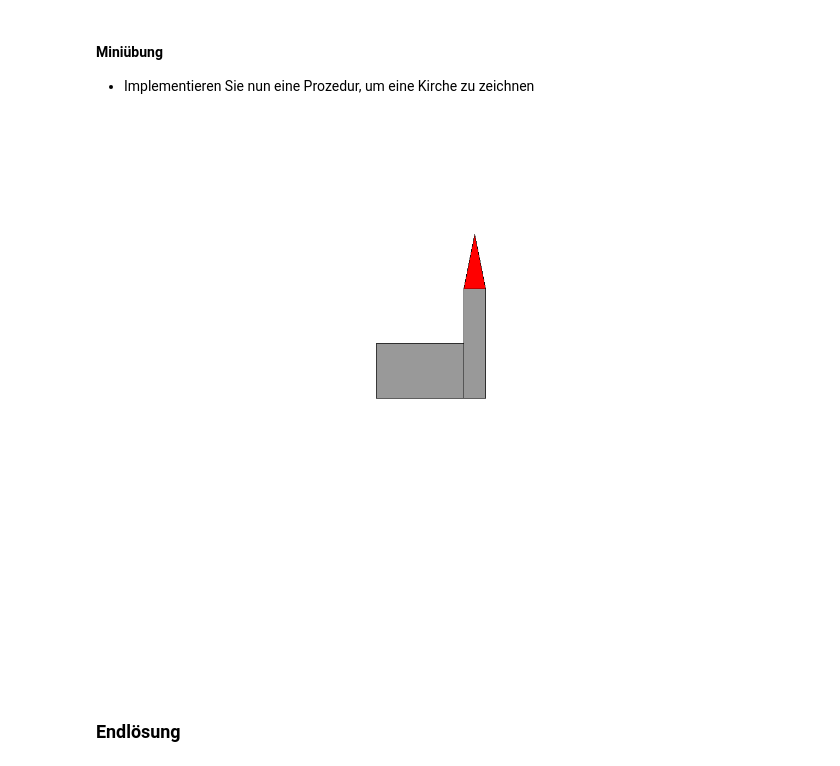
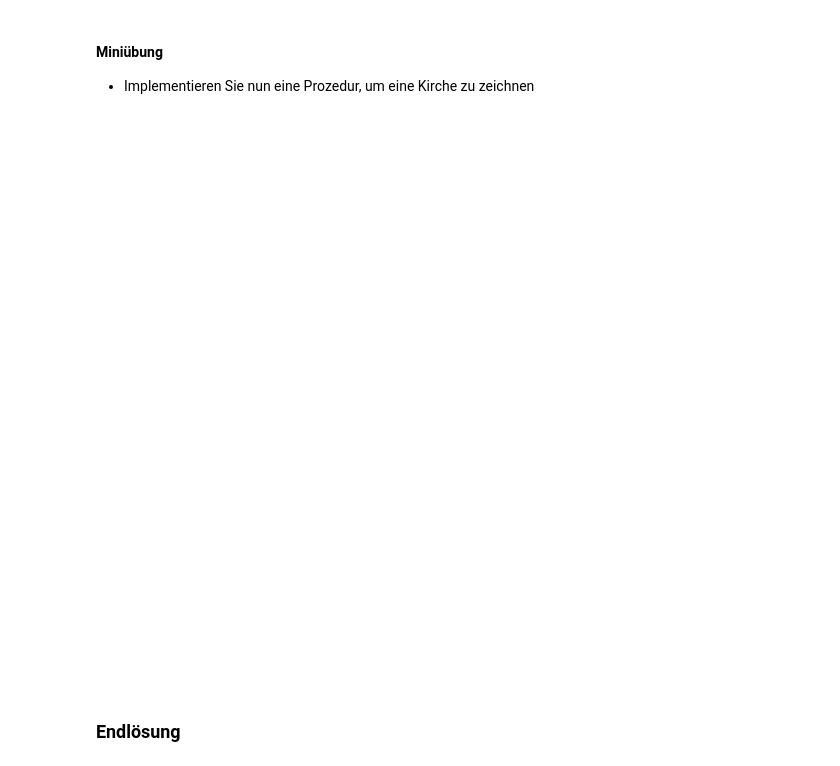
Before and after one commit to unibas-marcelluethi/eidp-notebooks-hs22, a Jupyter notebook: city-drawing.ipynb, the cells around one changed output. Saved outputs shown, nothing was run; the diff lists cells and outputs as text; code cells hidden in the pictures.

```diff
--- a/city-drawing.ipynb
+++ b/city-drawing.ipynb
@@ -239,20 +174,15 @@ turtle.display()
 * Implementieren Sie nun eine Prozedur, um eine Kirche zu zeichnen
 # %%
 def draw_church(x, y, width, height):
-    width_ship = width * 4 / 5
-    width_tower = width / 5
-    height_tower = height * 2
-    height_roof = height
-    draw_rectangle(x, y, width_ship, height)
-    draw_rectangle(x + width_ship, y, width_tower, height_tower)
-    draw_isosceles_triangle(x + width_ship, y + height_tower, width_tower, height_roof)
+    # Ihre Lösung
+    pass
 
 turtle.clear()
 draw_church(0, 0, 200, 100)
 
 turtle.display()
 # %% [output]
-[figure, old version]
+[figure, new version]
 # %% [markdown]
 ### Endlösung
 # %% [markdown]
```
Also changed, not shown: parts of 4 cells of this notebook.
